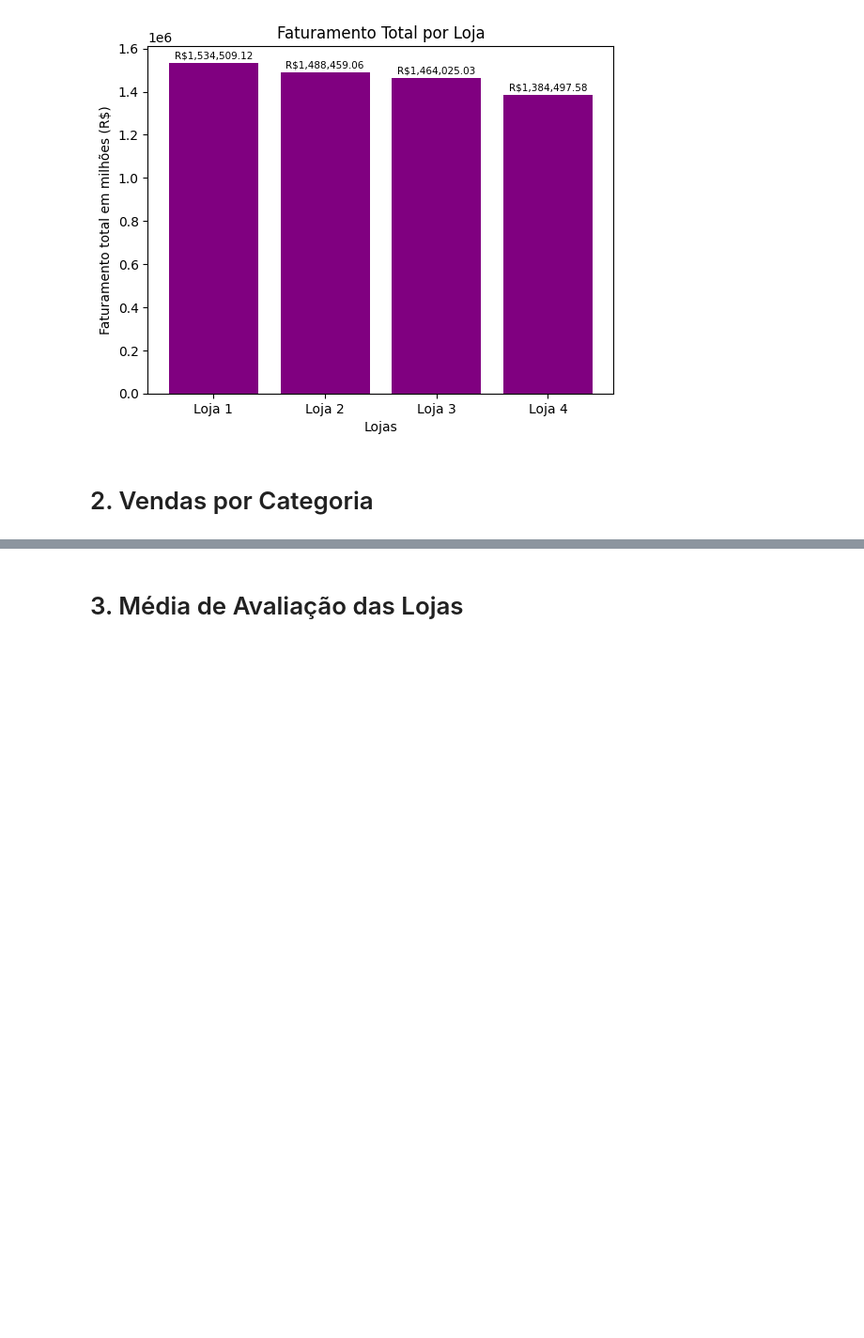
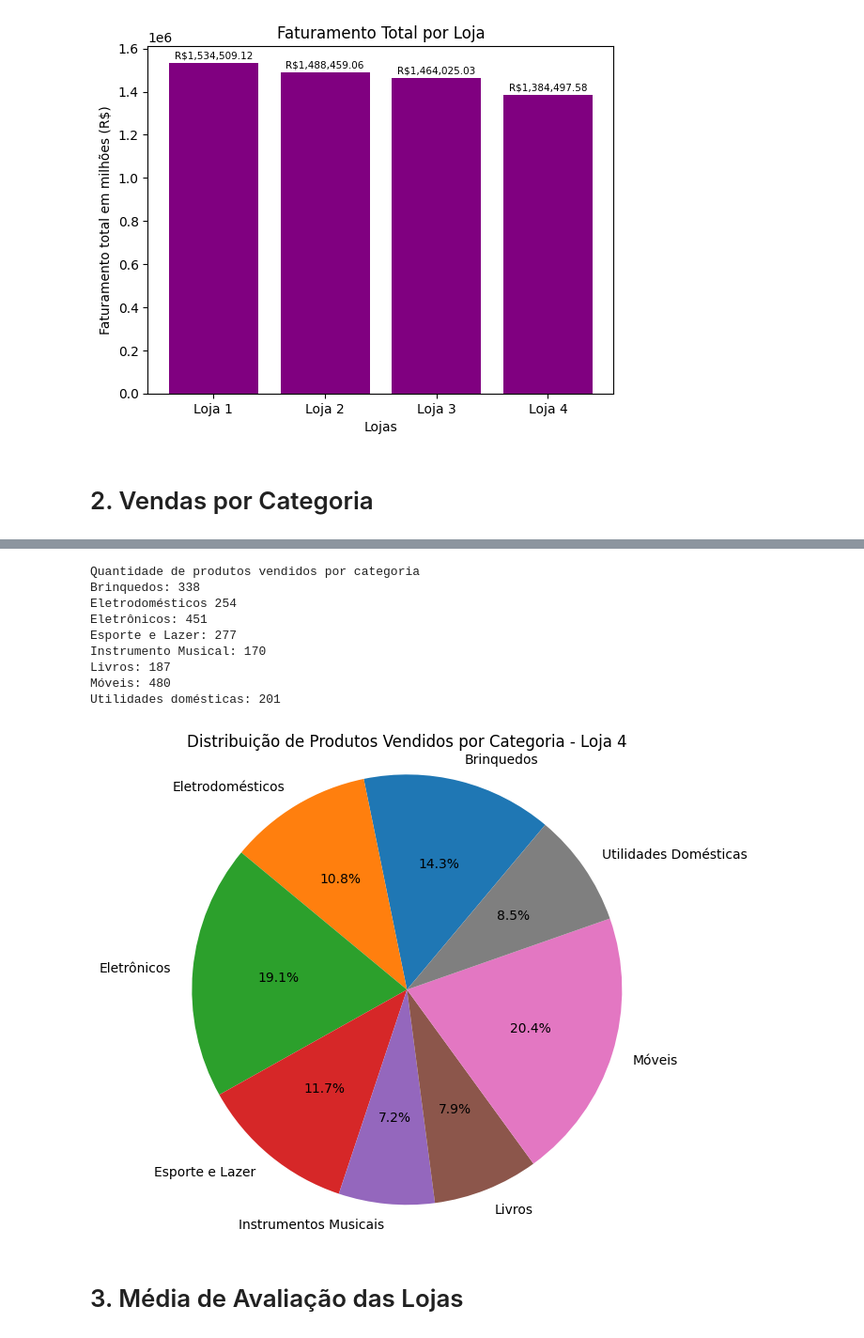
Before and after one commit to amandars22/Challenge1AluraStoreBR, a Jupyter notebook: Challenge1AluraStoreBr.ipynb, the cells around one changed output, grey strips where cells are left out. Shown: that part at 94% size. Saved outputs shown, nothing was run; the diff lists cells and outputs as text; code cells hidden in the pictures; blank space fills up the shorter version.

```diff
--- a/Challenge1AluraStoreBr.ipynb
+++ b/Challenge1AluraStoreBr.ipynb
@@ -83,2 +311,78 @@ for i, valor in enumerate(faturamentos):
+# %%
+# Vendas por categoria LOJA 4
+
+categorias4 = loja4['Categoria do Produto'].tolist()
+
+lista_categorias4 = set(categorias4)
+
+# Iniciando contadores
+brinquedos4 = 0
+eletrodomesticos4 = 0
+eletronicos4 = 0
+esporte_e_lazer4 = 0
+instrumentos_musicais4 = 0
+livros4 = 0
+moveis4 = 0
+utilidades_domesticas4 = 0
+
+# Contagem por categoria
+
+for artigo4 in categorias4:
+  if artigo4 == 'brinquedos':
+    brinquedos4 +=1
+  elif artigo4 == 'eletrodomesticos':
+    eletrodomesticos4 +=1
+  elif artigo4 == 'eletronicos':
+    eletronicos4 +=1
+  elif artigo4 == 'esporte e lazer':
+    esporte_e_lazer4 +=1
+  elif artigo4 == 'instrumentos musicais':
+    instrumentos_musicais4 +=1
+  elif artigo4 == 'livros':
+    livros4 += 1
+  elif artigo4 == 'moveis':
+    moveis4 +=1
+  else:
+    utilidades_domesticas4 +=1
+
+print('Quantidade de produtos vendidos por categoria')
+print(f'Brinquedos: {brinquedos4}')
+print(f'Eletrodomésticos {eletrodomesticos4}')
+print(f'Eletrônicos: {eletronicos4}')
+print(f'Esporte e Lazer: {esporte_e_lazer4}')
+print(f'Instrumento Musical: {instrumentos_musicais4}')
+print(f'Livros: {livros4}')
+print(f'Móveis: {moveis4}')
+print(f'Utilidades domésticas: {utilidades_domesticas4}')
+
+
+
+
+# Recurso visual gráfico
+labels4 = [
+    'Brinquedos', 'Eletrodomésticos', 'Eletrônicos', 'Esporte e Lazer',
+    'Instrumentos Musicais', 'Livros', 'Móveis', 'Utilidades Domésticas'
+]
+valores4 = [
+    brinquedos4, eletrodomesticos4, eletronicos4, esporte_e_lazer4,
+    instrumentos_musicais4, livros4, moveis4, utilidades_domesticas4
+]
+
+plt.figure(figsize=(6.5,6.5))
+plt.pie(valores4, labels=labels4, autopct='%1.1f%%', startangle=50)
+plt.title('Distribuição de Produtos Vendidos por Categoria - Loja 4')
+plt.axis('equal')
+plt.show()
+# %% [output]
+Quantidade de produtos vendidos por categoria
+Brinquedos: 338
+Eletrodomésticos 254
+Eletrônicos: 451
+Esporte e Lazer: 277
+Instrumento Musical: 170
+Livros: 187
+Móveis: 480
+Utilidades domésticas: 201
+[figure, added]
 # %% [markdown]
 # 3. Média de Avaliação das Lojas
```
Also changed, not shown: parts of 19 cells of this notebook.
